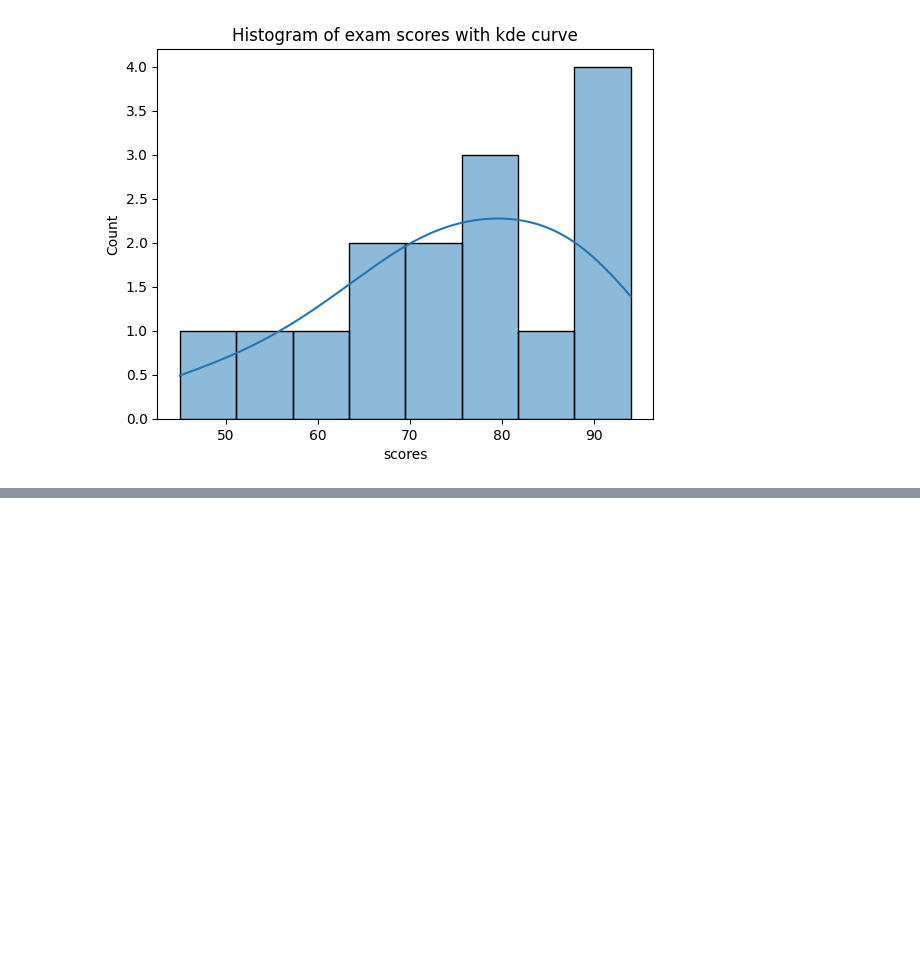
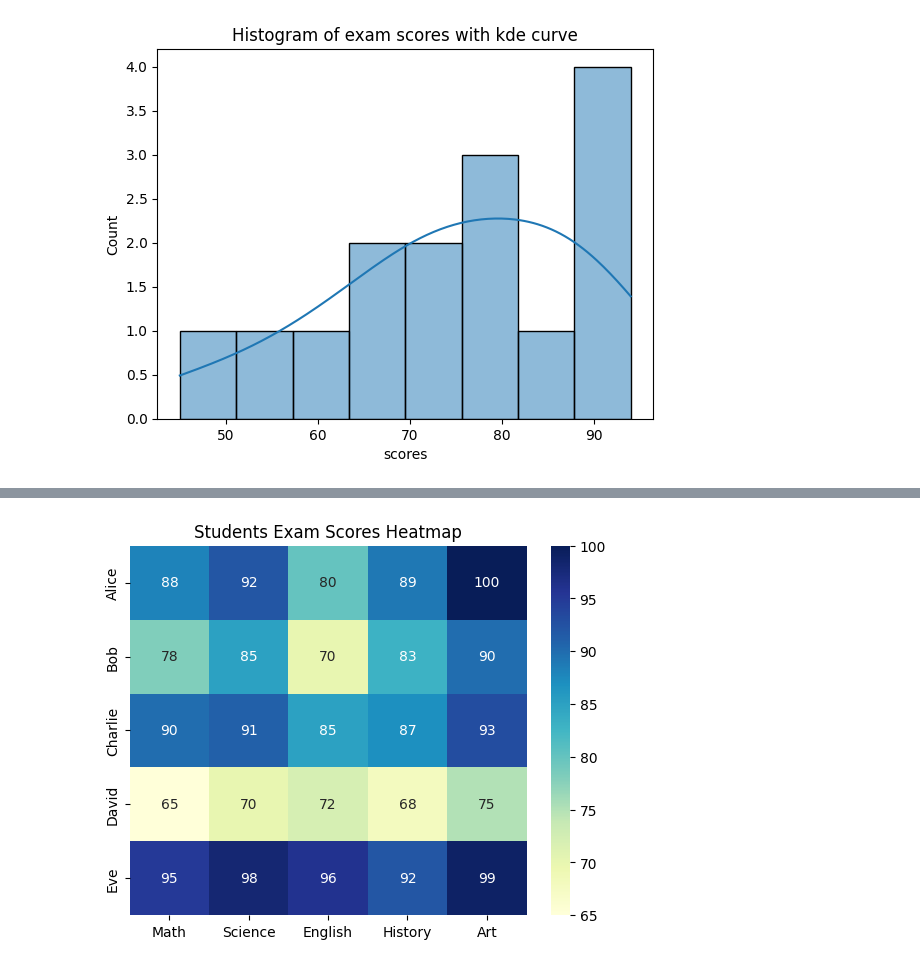
Before and after one commit to Tubaeraslan/Machine_Learning, a Jupyter notebook: visualization.ipynb, the cells around one changed output, grey strips where cells are left out. Drawn from its saved outputs; the diff is of its cells as text; code cells hidden in the pictures; blank space fills up the shorter version.

```diff
--- a/visualization.ipynb
+++ b/visualization.ipynb
@@ -192,0 +208,22 @@ plt.show()
+# %%
+import seaborn as sns
+import matplotlib.pyplot as plt
+
+data=[
+    [88,92,80,89,100],
+    [78,85,70,83,90],
+    [90,91,85,87,93],
+    [65,70,72,68,75],
+    [95,98,96,92,99]
+]
+subjects=["Math","Science","English","History","Art"]
+students=["Alice","Bob","Charlie","David","Eve"]
+
+sns.heatmap(data,annot=True,fmt="d",
+            xticklabels=subjects,
+            yticklabels=students,
+            cmap="YlGnBu")
+plt.title("Students Exam Scores Heatmap")
+plt.show()
+# %% [output]
+[figure, added]
```
Also changed, not shown: parts of 7 cells of this notebook.
